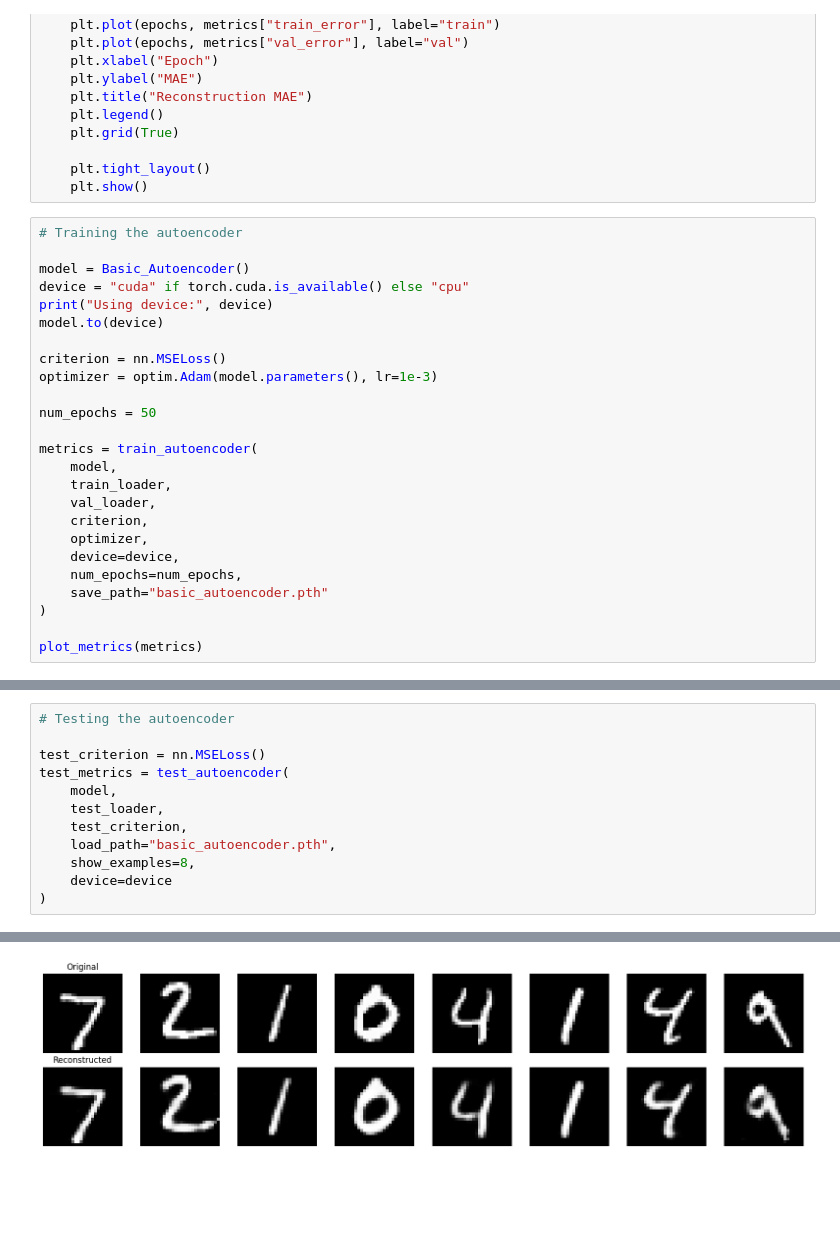
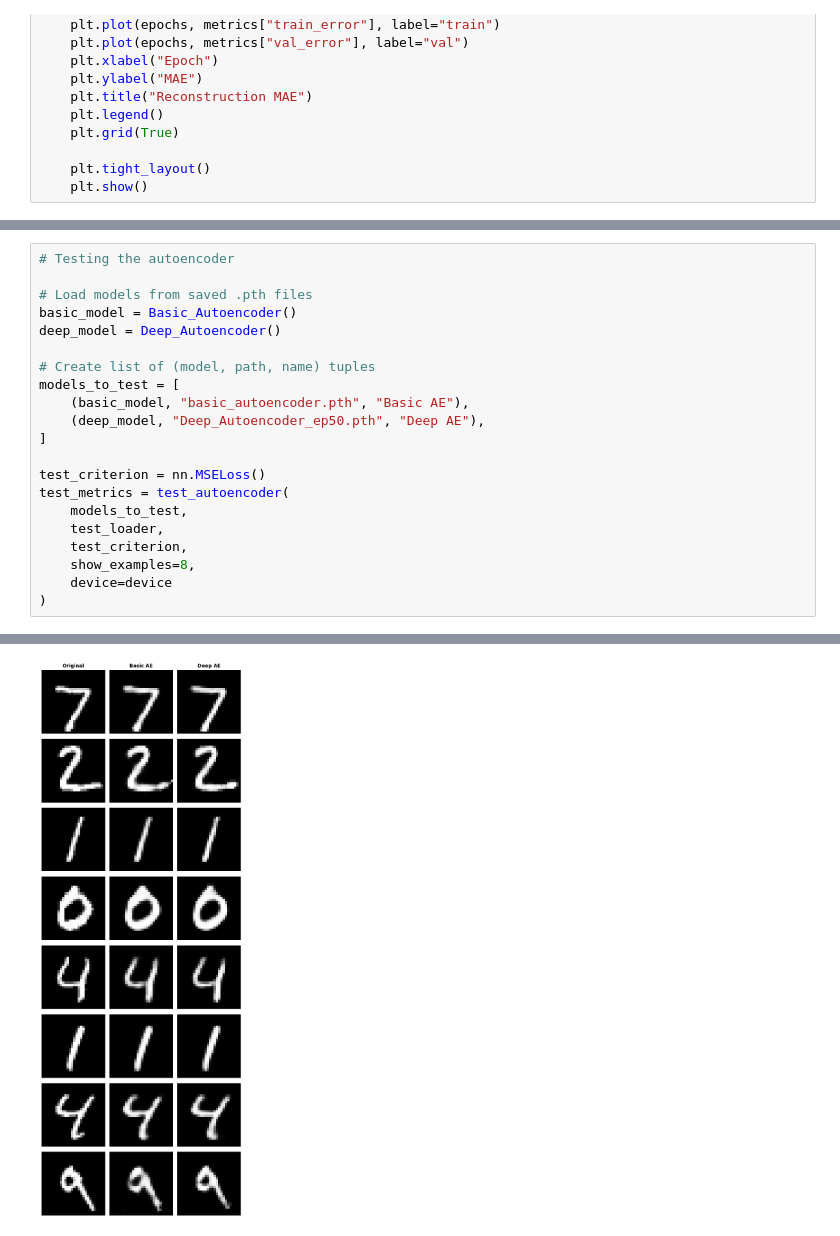
Before and after one commit to SimonPlazar/Napredne-Arhitekture-in-Ucenje-Globokih-Nevronskih-Mrez, a Jupyter notebook: NAiUGNM-V2/samokokodirniki.ipynb, the cells around one changed output, grey strips where cells are left out. Cells and saved outputs as stored; diff of their text form; blank space fills up the shorter version.

```diff
--- a/NAiUGNM-V2/samokokodirniki.ipynb
+++ b/NAiUGNM-V2/samokokodirniki.ipynb
@@ -151,28 +166,3 @@ def plot_metrics(metrics, figsize=(10, 4)):
 
     plt.tight_layout()
     plt.show()
-# %%
-# Training the autoencoder
-
-model = Basic_Autoencoder()
-device = "cuda" if torch.cuda.is_available() else "cpu"
-print("Using device:", device)
-model.to(device)
-
-criterion = nn.MSELoss()
-optimizer = optim.Adam(model.parameters(), lr=1e-3)
-
-num_epochs = 50
-
-metrics = train_autoencoder(
-    model,
-    train_loader,
-    val_loader,
-    criterion,
-    optimizer,
-    device=device,
-    num_epochs=num_epochs,
-    save_path="basic_autoencoder.pth"
-)
-
-plot_metrics(metrics)
@@ -261,12 +355,21 @@ def test_autoencoder(model,
 # %%
 # Testing the autoencoder
 
+# Load models from saved .pth files
+basic_model = Basic_Autoencoder()
+deep_model = Deep_Autoencoder()
+
+# Create list of (model, path, name) tuples
+models_to_test = [
+    (basic_model, "basic_autoencoder.pth", "Basic AE"),
+    (deep_model, "Deep_Autoencoder_ep50.pth", "Deep AE"),
+]
+
 test_criterion = nn.MSELoss()
 test_metrics = test_autoencoder(
-    model,
+    models_to_test,
     test_loader,
     test_criterion,
-    load_path="basic_autoencoder.pth",
     show_examples=8,
     device=device
 )
@@ -274 +379 @@ test_metrics = test_autoencoder(
-[figure, old version]
+[figure, new version]
```
Also changed, not shown: parts of 6 cells of this notebook, 3 other files.
